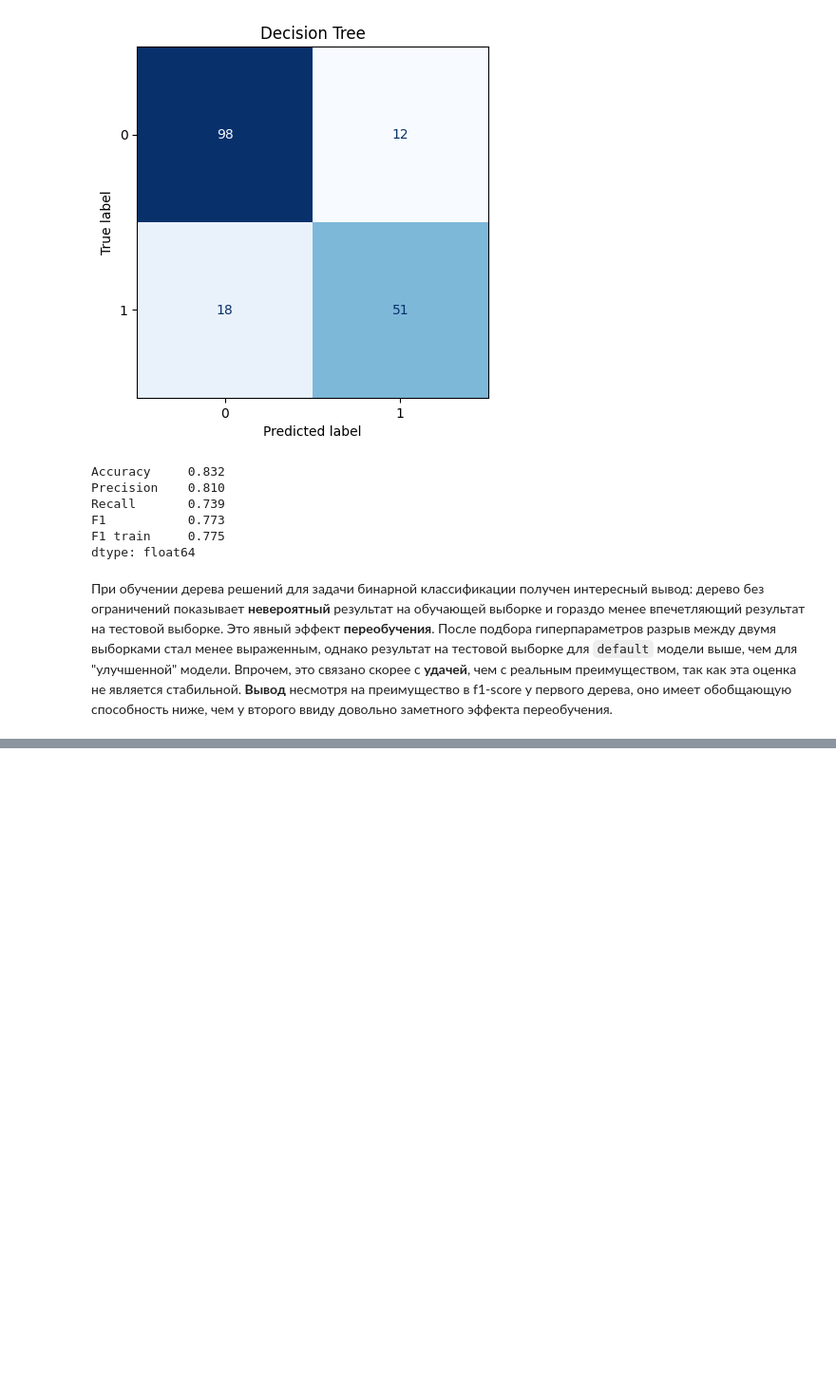
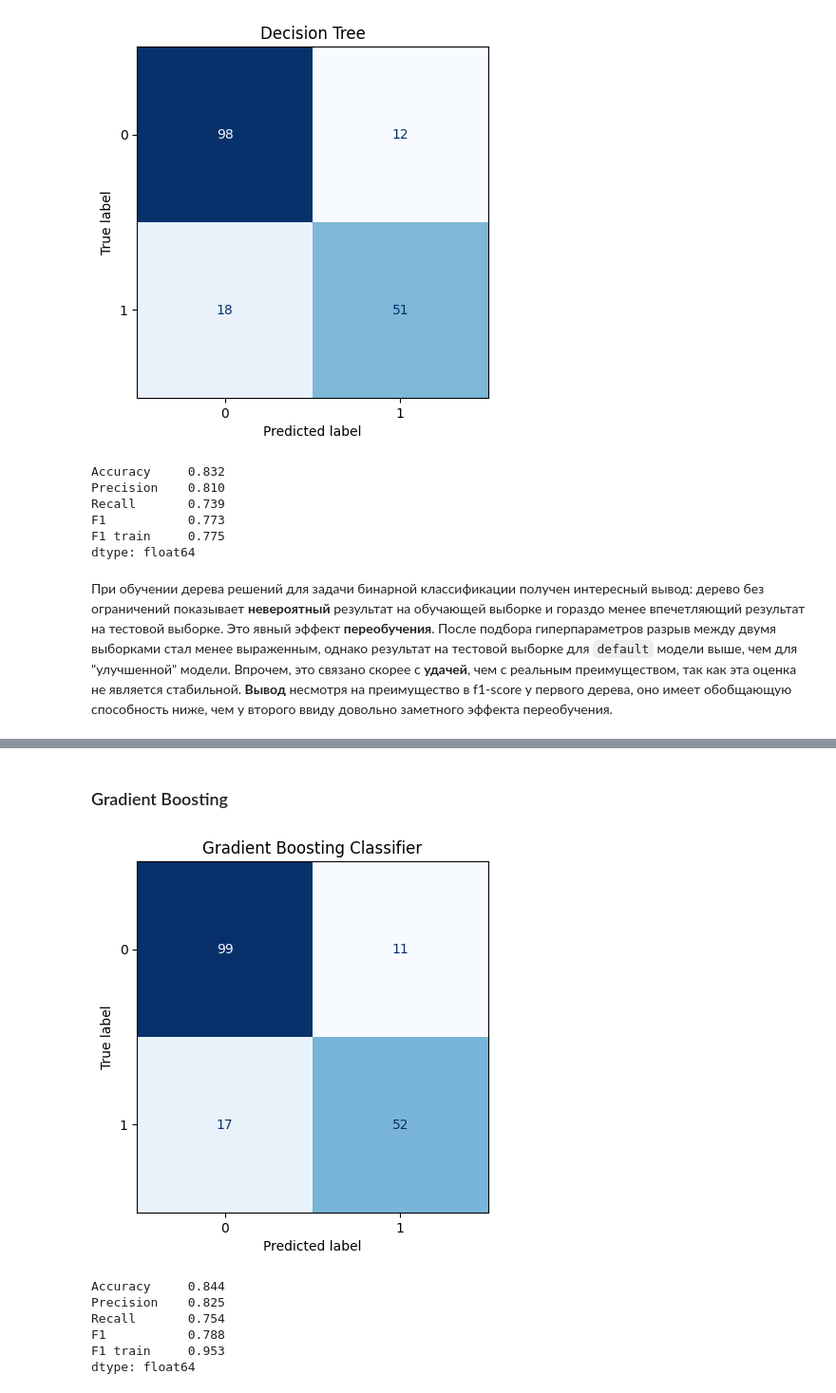
Before and after one commit to dalginichev1/ml_course_mai, a Jupyter notebook: classification/lab2.ipynb, the cells around one changed output, grey strips where cells are left out. Shown at 95% size. Drawn from its saved outputs; the diff is of its cells as text; code cells hidden in the pictures; blank space fills up the shorter version.

```diff
--- a/classification/lab2.ipynb
+++ b/classification/lab2.ipynb
@@ -213,0 +230,16 @@ dtype: float64
+# %% [markdown]
+### Gradient Boosting
+# %%
+from sklearn.ensemble import GradientBoostingClassifier
+
+gb_model = make_pipeline(prep, GradientBoostingClassifier(n_estimators=400, max_depth=5, min_samples_leaf=3, max_features=8, learning_rate=0.04, random_state=RANDOM_STATE))
+
+evaluate("Gradient Boosting Classifier", gb_model)
+# %% [output]
+[figure, added]
+Accuracy     0.844
+Precision    0.825
+Recall       0.754
+F1           0.788
+F1 train     0.953
+dtype: float64
```
Also changed, not shown: parts of 24 cells of this notebook, 3 other files.
